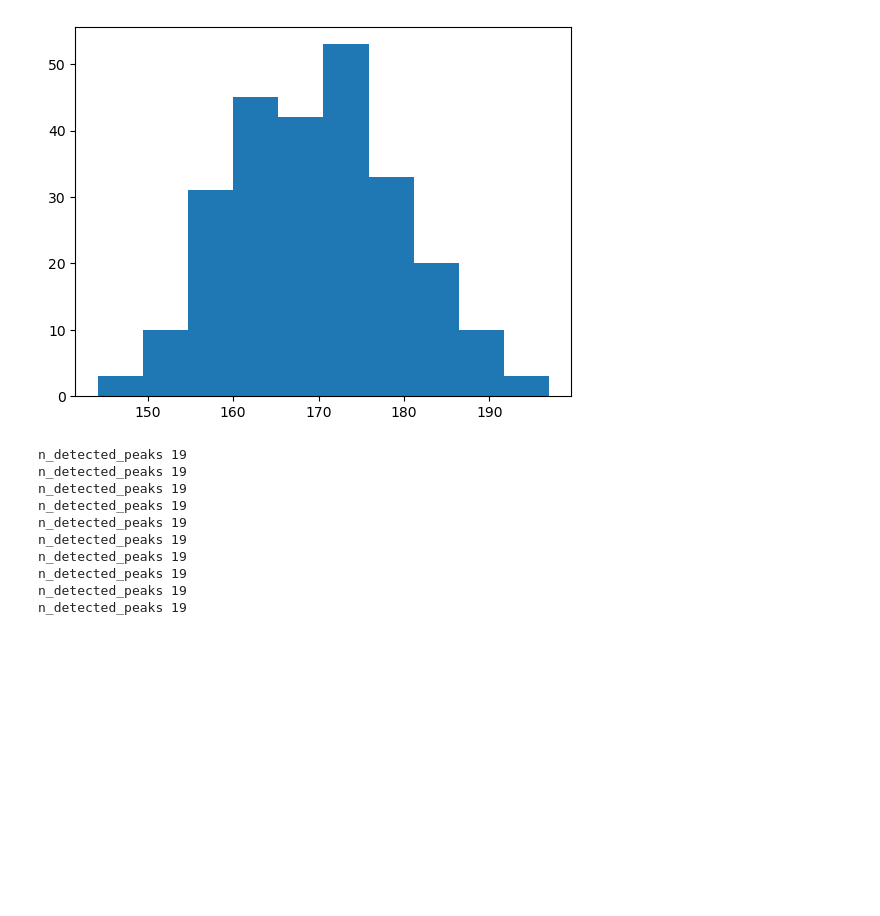
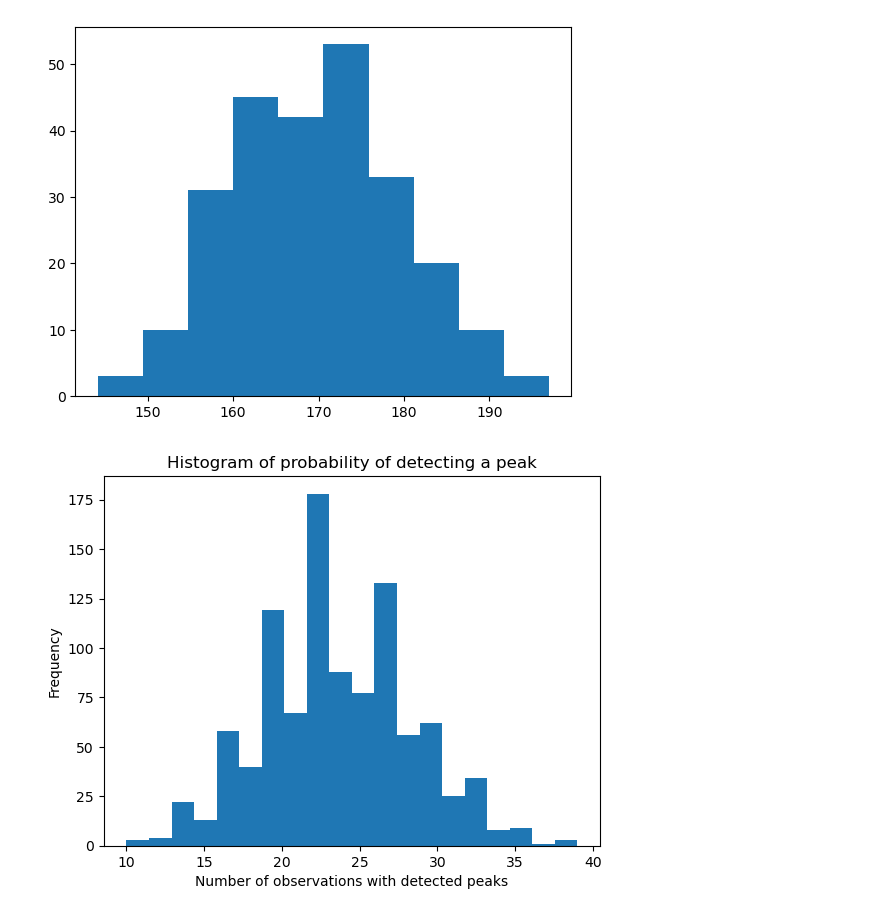
Before and after one commit to kazumaishio/SEDquest, a Jupyter notebook: SEDquest2.ipynb, the cells around one changed output. Drawn from its saved outputs; the diff is of its cells as text; code cells hidden in the pictures; blank space fills up the shorter version.

```diff
--- a/SEDquest2.ipynb
+++ b/SEDquest2.ipynb
@@ -330,57 +330,45 @@ def get_consecutive_bins(s,nconsecutive ):
 import numpy as np
 
 
-ntrials = 10
+ntrials = 1000
 nobs = 1000
 nbins = 11
 nconsecutive = 3
 sample_size = nobs*nbins
 
 
 mu, sigma = 0, 1.0
-s = np.random.normal(mu, sigma, sample_size)
 
-import matplotlib.pyplot as plt
-# fig = plt.figure()
 
 arr_n_detected_peaks = []
 
 for trial in range(ntrials):
     n_detected_peaks = 0
+    s = np.random.normal(mu, sigma, sample_size)
     for i,j in zip(range(0,sample_size,nbins), range(nobs)):
         # print(i,j)
         # print(s[i:i+nbins])
         peakbininit = get_consecutive_bins(s[i:i+nbins],nconsecutive)
         if peakbininit > 0:
             # print('peakbininit',peakbininit)
             # plt.plot(range(peakbininit, nbins),s[i+peakbininit:i+nbins], label='obs'+str(j), marker='o',linestyle='')
             # plt.plot(range(peakbininit, peakbininit+nconsecutive),s[i+peakbininit:i+peakbininit+3], label='obs'+str(j), marker='o',linestyle='-')
-            print(n_detected_peaks)
             n_detected_peaks += 1
 
         # plt.plot(range(nbins),s[i:i+nbins], label='obs'+str(j))
 
-    print('n_detected_peaks',n_detected_peaks)
+    # print('n_detected_peaks',n_detected_peaks)
     # print('nobs',nobs)
     # print('probability',n_detected_peaks/nobs)
-    # arr_n_detected_peaks.append(n_detected_peaks)
+    arr_n_detected_peaks.append(n_detected_peaks)
 
 # print(arr_n_detected_peaks)
 # draw a histogram of arr_n_detected_peaks
-# import matplotlib.pyplot as plt
-# plt.hist(arr_n_detected_peaks, bins=20)
-# plt.xlabel('Probability of detecting a peak')
-# plt.ylabel('Frequency')
-# plt.title('Histogram of probability of detecting a peak')
-# plt.show()
+import matplotlib.pyplot as plt
+plt.hist(arr_n_detected_peaks, bins=20)
+plt.xlabel('Number of observations with detected peaks')
+plt.ylabel('Frequency')
+plt.title('Histogram of probability of detecting a peak')
+plt.show()
 # %% [output]
-n_detected_peaks 19
-n_detected_peaks 19
-n_detected_peaks 19
-n_detected_peaks 19
-n_detected_peaks 19
-n_detected_peaks 19
-n_detected_peaks 19
-n_detected_peaks 19
-n_detected_peaks 19
-n_detected_peaks 19
+[figure, added]
```
Also changed, not shown: parts of 3 cells of this notebook.
